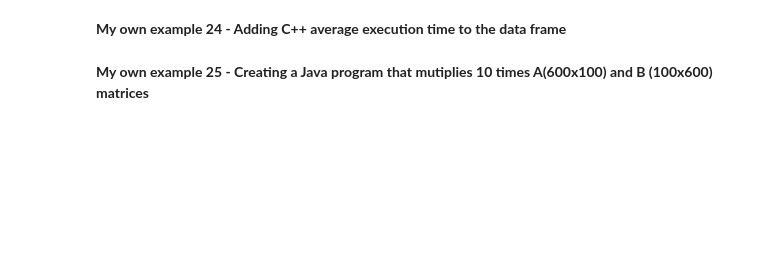
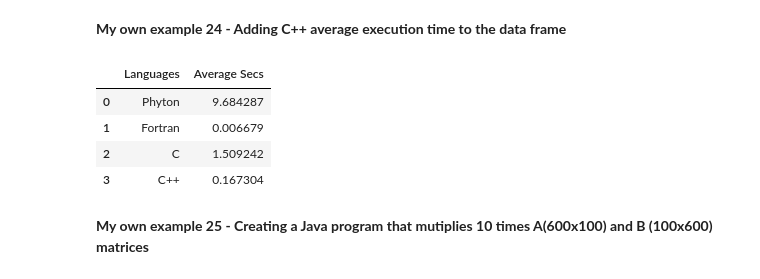
Before and after one commit to Rochy3/AlgorithmsUN2024II, a Jupyter notebook: Lab2/Rocsantofimiome_Lab2.ipynb, the cells around one changed output. Cells and saved outputs as stored; diff of their text form; code cells hidden in the pictures; blank space fills up the shorter version.

```diff
--- a/Lab2/Rocsantofimiome_Lab2.ipynb
+++ b/Lab2/Rocsantofimiome_Lab2.ipynb
@@ -298,2 +342,23 @@ randm
 # %% [markdown]
 **My own example 7 - Running 10 times matmul(randa, randb) with randa and randb a randon matrices of 600 x 100 and 100 x 600 and calulating the average execution time**
+# %%
+import time
+
+
+# Inicializa una lista para almacenar los tiempos de ejecución
+tiempos_ejecucion = []
+
+# Realiza la multiplicación de matrices 10 veces y mide el tiempo de ejecución
+for _ in range(10):
+    randa = random_matrix(600, 100)
+    randb = random_matrix(100, 600)
+    tiempo_inicio = time.time()
+    resultado = matmul(randa, randb)
+    tiempo_fin = time.time()
+    tiempo_ejecucion = tiempo_fin - tiempo_inicio
+    tiempos_ejecucion.append(tiempo_ejecucion)
+
+# Calcula el tiempo de ejecución promedio
+tiempo_ejecucion_promedio = sum(tiempos_ejecucion) / len(tiempos_ejecucion)
+
+print(f"Tiempo de ejecución promedio: {tiempo_ejecucion_promedio} segundos")
@@ -372,4 +807,16 @@ Wall time: 181 µs
 # %% [markdown]
 **My own example 24 - Adding C++ average execution time to the data frame**
+# %%
+nuevo_elemento = pd.DataFrame({'Languages': 'C++', 'Average Secs': 0.167304}, index=[3])
+
+dFrame = pd.concat([dFrame, nuevo_elemento])
+
+dFrame
+# %% [output]
+|  | Languages | Average Secs |
+| 0 | Phyton | 9.684287 |
+| 1 | Fortran | 0.006679 |
+| 2 | C | 1.509242 |
+| 3 | C++ | 0.167304 |
 # %% [markdown]
 **My own example 25 - Creating a Java program that mutiplies 10 times A(600x100) and  B (100x600) matrices**
```
Also changed, not shown: parts of 107 cells of this notebook.
